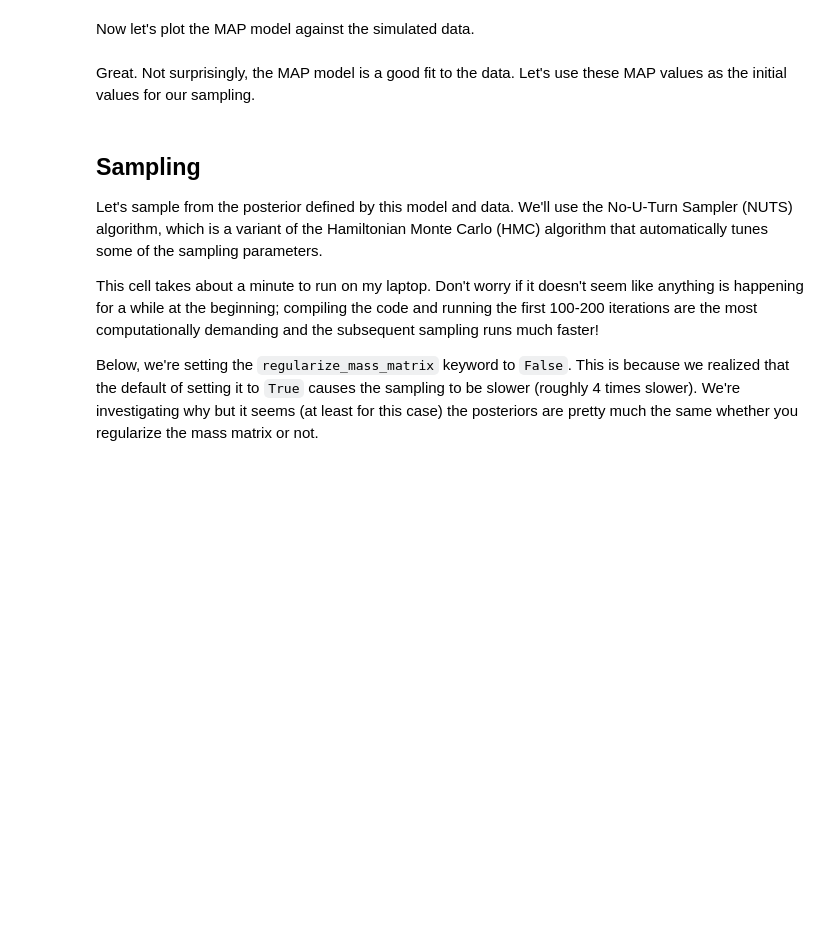
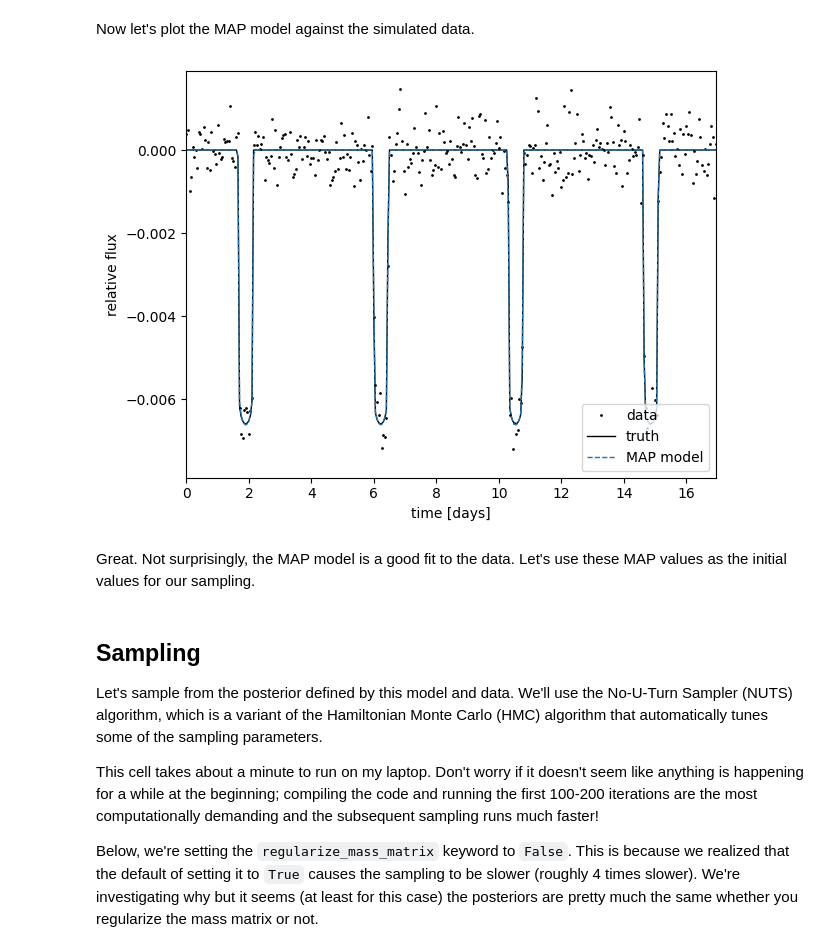
Before and after one commit to exoplanet-dev/jaxoplanet, a Jupyter notebook: docs/tutorials/transit.ipynb, the cells around one changed output. Saved outputs shown, nothing was run; the diff lists cells and outputs as text; code cells hidden in the pictures; blank space fills up the shorter version.

```diff
--- a/docs/tutorials/transit.ipynb
+++ b/docs/tutorials/transit.ipynb
@@ -207,14 +228,16 @@ for k, v in opt_params.items():
 # %% [markdown]
 Now let's plot the MAP model against the simulated data.
 # %%
-plt.figure(dpi=150)
 plt.plot(t, y, ".k", ms=2, label="data")
 plt.plot(t, y_true, "-k", lw=1.0, label="truth")
 plt.plot(t, opt_params["light_curve"], "--C0", lw=1.0, label="MAP model")
 plt.xlabel("time [days]")
 plt.ylabel("relative flux")
 plt.legend(fontsize=10, loc=4)
 plt.xlim(t.min(), t.max())
+plt.tight_layout()
+# %% [output]
+[figure, added]
 # %% [markdown]
 Great. Not surprisingly, the MAP model is  a good fit to the data.
 Let's use these MAP values as the initial values for our sampling.
```
Also changed, not shown: parts of 11 cells of this notebook.
